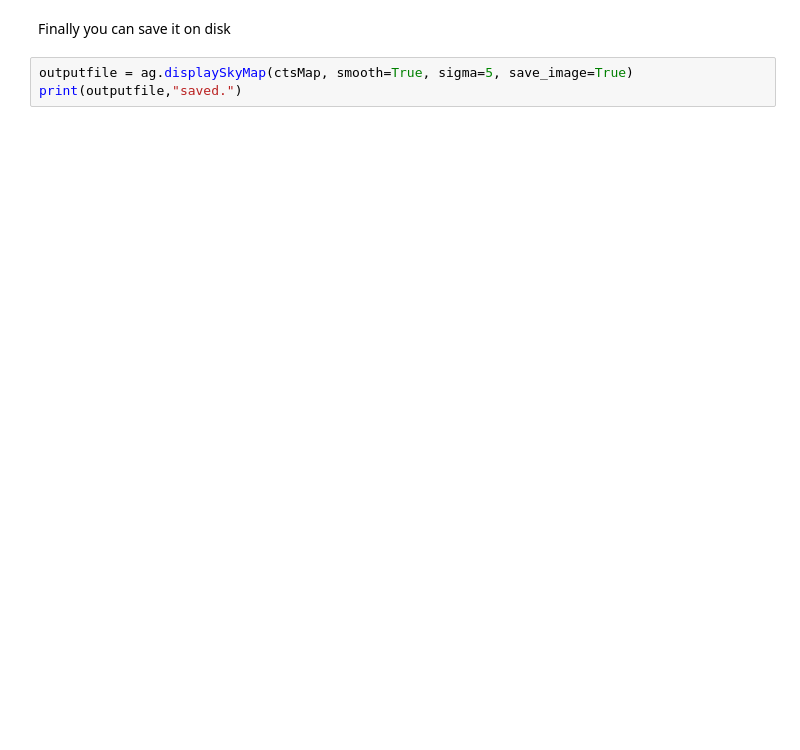
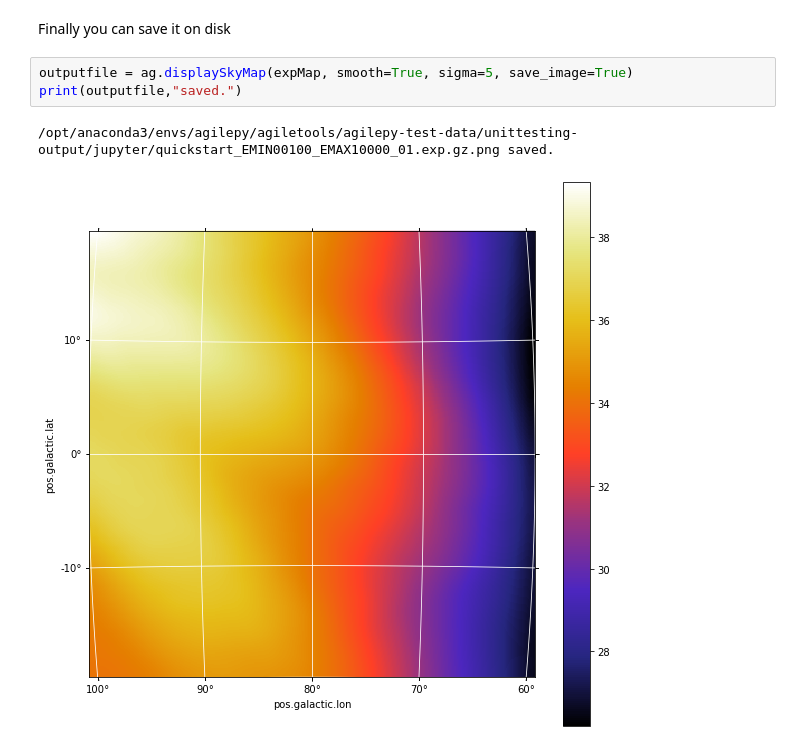
Before and after one commit to AGILESCIENCE/Agilepy, a Jupyter notebook: agilepy/notebooks/agilepy-quickstart.ipynb, the cells around one changed output. Drawn from its saved outputs; the diff is of its cells as text; blank space fills up the shorter version.

```diff
--- a/agilepy/notebooks/agilepy-quickstart.ipynb
+++ b/agilepy/notebooks/agilepy-quickstart.ipynb
@@ -317,5 +319,8 @@ ag.displaySkyMap(ctsMap, smooth=True, sigma=5)
 # %% [markdown]
 Finally you can save it on disk
 # %%
-outputfile = ag.displaySkyMap(ctsMap, smooth=True, sigma=5, save_image=True)
+outputfile = ag.displaySkyMap(expMap, smooth=True, sigma=5, save_image=True)
 print(outputfile,"saved.")
+# %% [output]
+/opt/anaconda3/envs/agilepy/agiletools/agilepy-test-data/unittesting-output/jupyter/quickstart_EMIN00100_EMAX10000_01.exp.gz.png saved.
+[figure, added]
```
Also changed, not shown: parts of 4 cells of this notebook.
